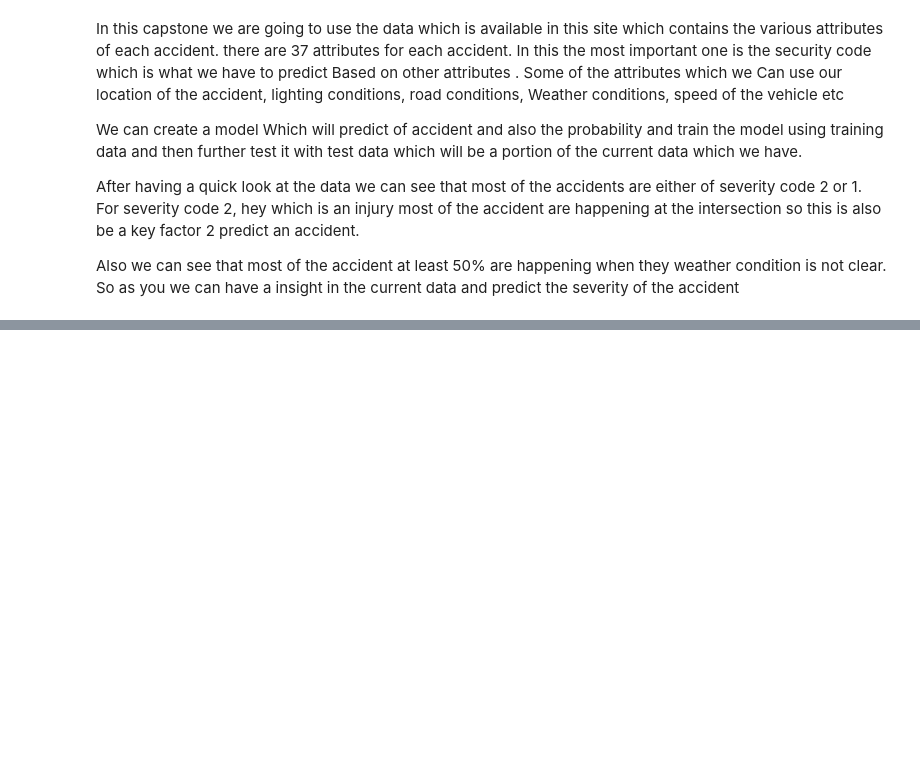
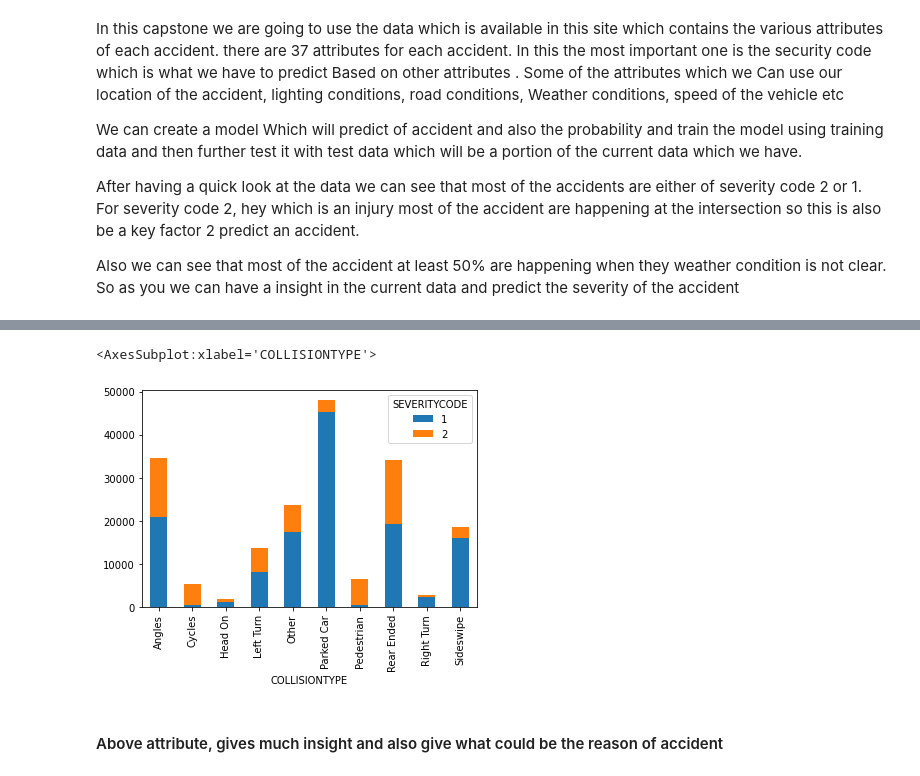
Before and after one commit to bikaskar/Coursera_Capstone, a Jupyter notebook: AccidentAnalysis/Project_AccidentAnalysis.ipynb, the cells around one changed output, grey strips where cells are left out. Saved outputs shown, nothing was run; the diff lists cells and outputs as text; code cells hidden in the pictures; blank space fills up the shorter version.

```diff
--- a/AccidentAnalysis/Project_AccidentAnalysis.ipynb
+++ b/AccidentAnalysis/Project_AccidentAnalysis.ipynb
@@ -16,0 +154,8 @@ Also we can see that most of the accident at least 50% are happening when they w
+# %%
+df = accidentData.groupby(['COLLISIONTYPE', 'SEVERITYCODE'])['SEVERITYCODE'].count().unstack('SEVERITYCODE')
+df.plot(kind="bar",stacked=True)
+# %% [output]
+<AxesSubplot:xlabel='COLLISIONTYPE'>
+[figure, added]
+# %% [markdown]
+#### Above attribute, gives much insight and also give what could be the reason of accident
```
Also changed, not shown: parts of 88 cells of this notebook.
